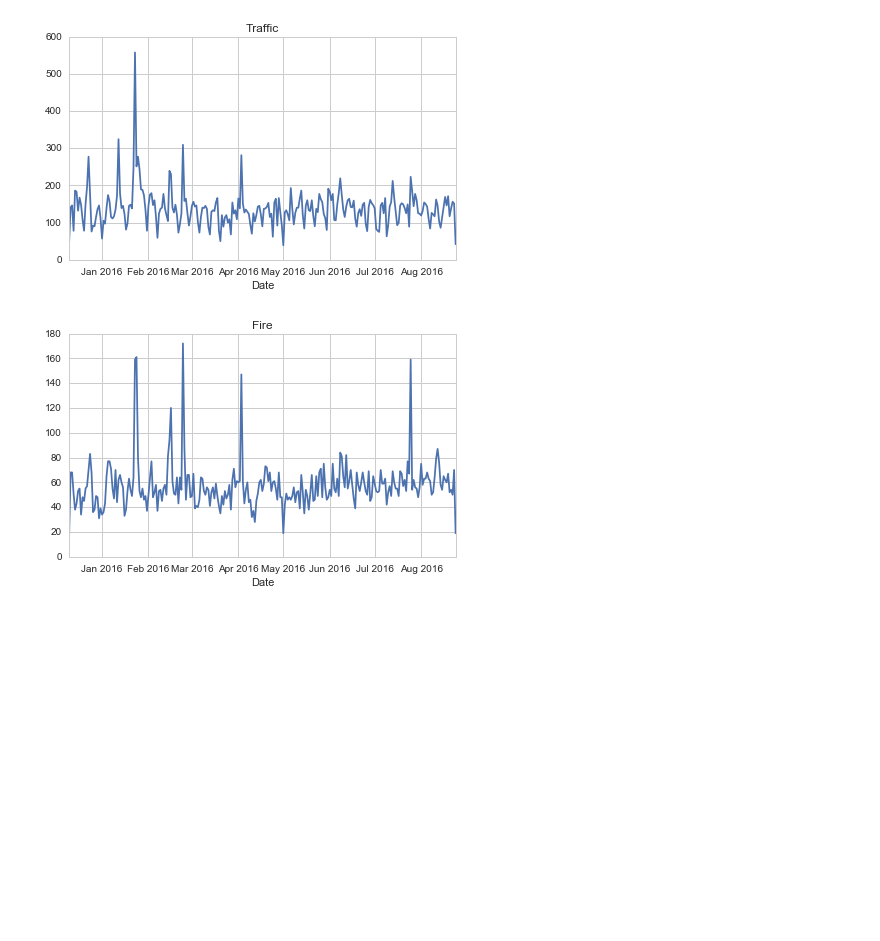
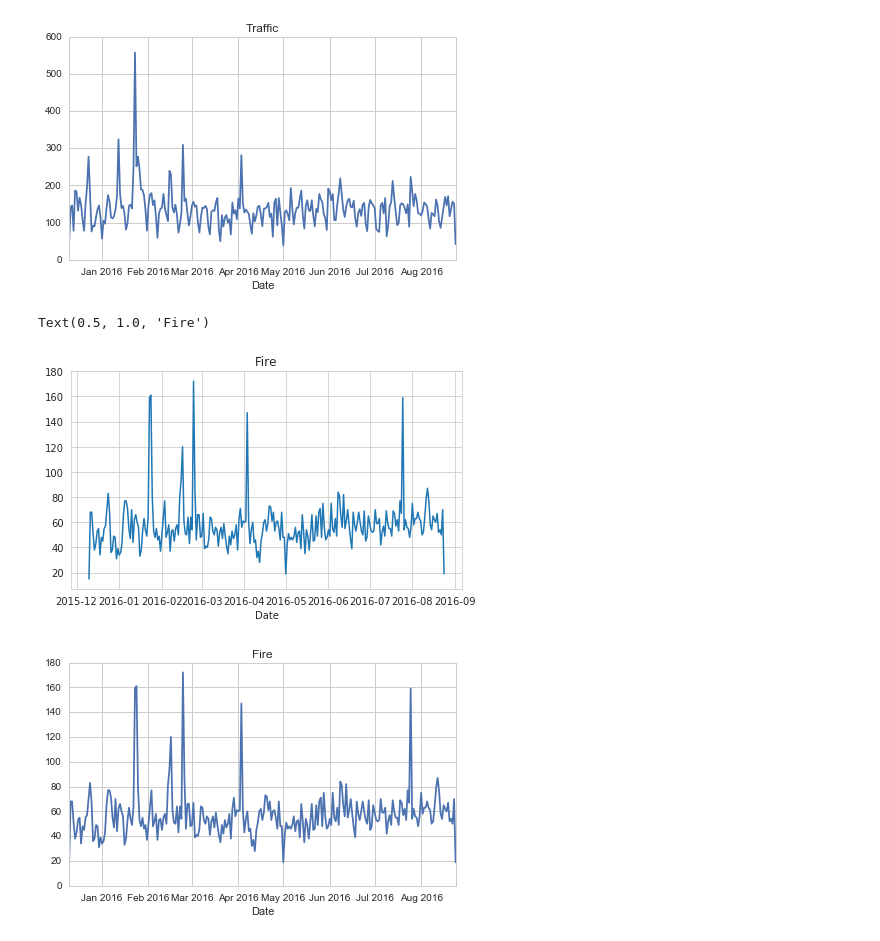
Before and after one commit to harikrishnand/DataScience_Bootcap_Udemy, a Jupyter notebook: Data-Capstone-Projects/911 Calls Data Capstone Project_sloved.ipynb, the cells around one changed output. Cells and saved outputs as stored; diff of their text form; code cells hidden in the pictures; blank space fills up the shorter version.

```diff
--- a/Data-Capstone-Projects/911 Calls Data Capstone Project_sloved.ipynb
+++ b/Data-Capstone-Projects/911 Calls Data Capstone Project_sloved.ipynb
@@ -357,6 +367,15 @@ date_group.count()['twp'].plot.line()
 # %%
 # %% [output]
 [figure]
+# %%
+df_Fire_Date = df[df['Reason']== 'Fire'].groupby(by='Date')['twp'].count()
+# %%
+plt.figure(figsize=(7,4))
+ax = df_Fire_Date.plot.line()
+ax.set_title('Fire')
+# %% [output]
+Text(0.5, 1.0, 'Fire')
+[figure, added]
 # %%
 # %% [output]
 [figure]
```
Also changed, not shown: parts of 18 cells of this notebook.
